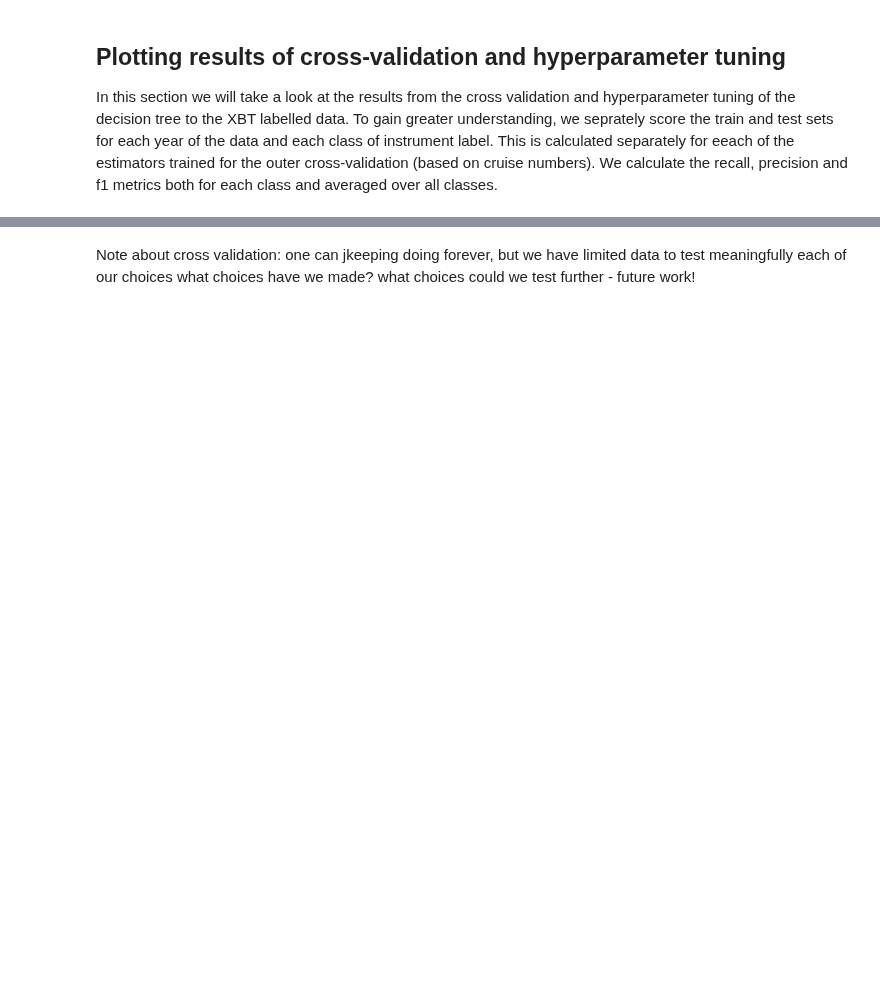
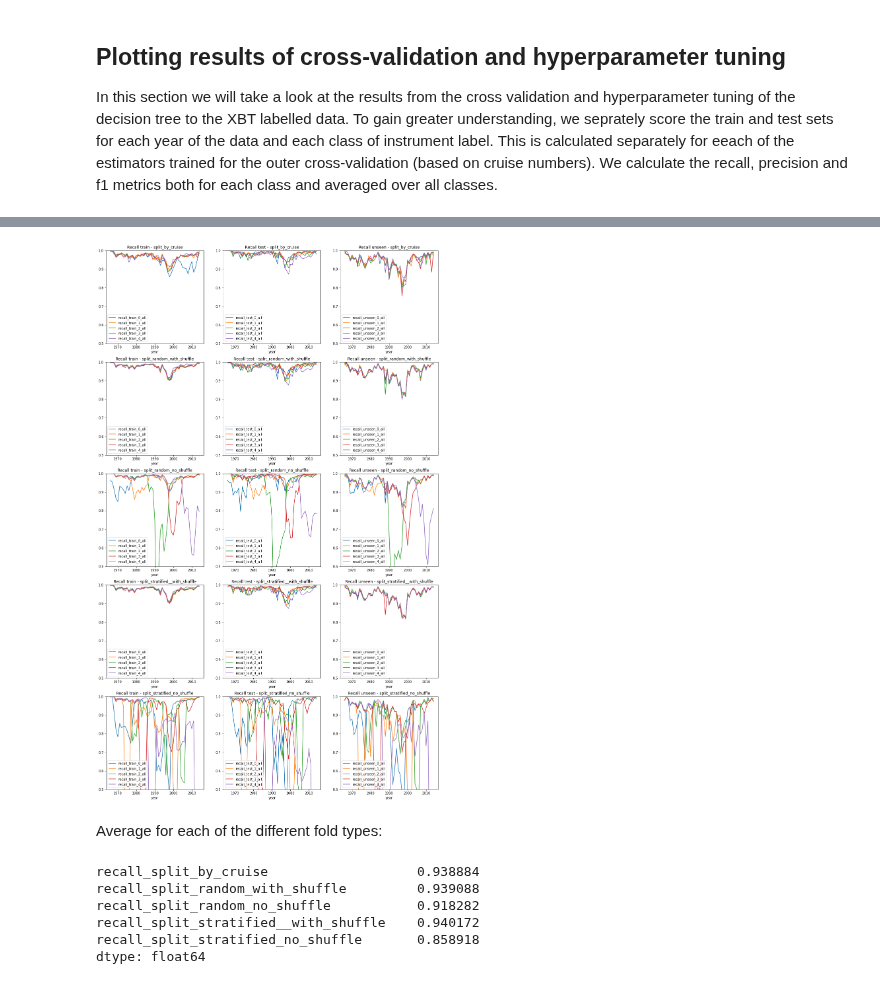
Before and after one commit to MetOffice/XBTs_classification, a Jupyter notebook: notebooks/ml_tree_split_sensitivity_analysis.ipynb, the cells around one changed output, grey strips where cells are left out. Cells and saved outputs as stored; diff of their text form; code cells hidden in the pictures; blank space fills up the shorter version.

```diff
--- a/notebooks/ml_tree_split_sensitivity_analysis.ipynb
+++ b/notebooks/ml_tree_split_sensitivity_analysis.ipynb
@@ -755,4 +584,0 @@ vote_df = pandas.DataFrame(vote_dict)
-# %% [markdown]
-Note about cross validation: one can jkeeping doing forever, but we have limited data to test meaningfully each of our choices
-what choices have we made?
-what choices could we test further - future work!
@@ -765,0 +587,29 @@ xbt_full_dataset.xbt_df = xbt_full_dataset.xbt_df.merge(vote_df, on='id')
+# %%
+results_by_fold_subset = {fold1: {subset1: functools.reduce(pandas.merge, [metrics_dict[fold1][ix1][['year',f'recall_{subset1}_{ix1}_all']] for ix1 in range(0,5)]) for subset1 in ['train','test','unseen']} for fold1 in metrics_dict.keys()}
+# %%
+grid_rows = len(results_by_fold_subset.keys())
+grid_cols = 3
+
+fig_xbt_sens = matplotlib.pyplot.figure('xbt_sensitivity_results', figsize=(6*grid_cols, 6*grid_rows))
+for grid_y, fold1 in enumerate(results_by_fold_subset.keys()):
+    for grid_x, subset1 in enumerate(['train', 'test', 'unseen']):
+        ax_xbt_sens = fig_xbt_sens.add_subplot(grid_rows,
+                                               grid_cols,
+                                               grid_y * grid_cols + grid_x + 1,
+                                              title=f'Recall {subset1} - {fold1}',
+                                              ylim=[0.5,1.0])
+        _ = results_by_fold_subset[fold1][subset1].plot(ax=ax_xbt_sens,
+                                                        x='year')
+# %% [output]
+[figure, added]
+# %% [markdown]
+Average for each of the different fold types:
+# %%
+sensitivity_summary_df[sensitivity_summary_df.name.str.contains('unseen')].mean(axis=0)
+# %% [output]
+recall_split_by_cruise                   0.938884
+recall_split_random_with_shuffle         0.939088
+recall_split_random_no_shuffle           0.918282
+recall_split_stratified__with_shuffle    0.940172
+recall_split_stratified_no_shuffle       0.858918
+dtype: float64
```
Also changed, not shown: parts of 51 cells of this notebook, 4 other files.
